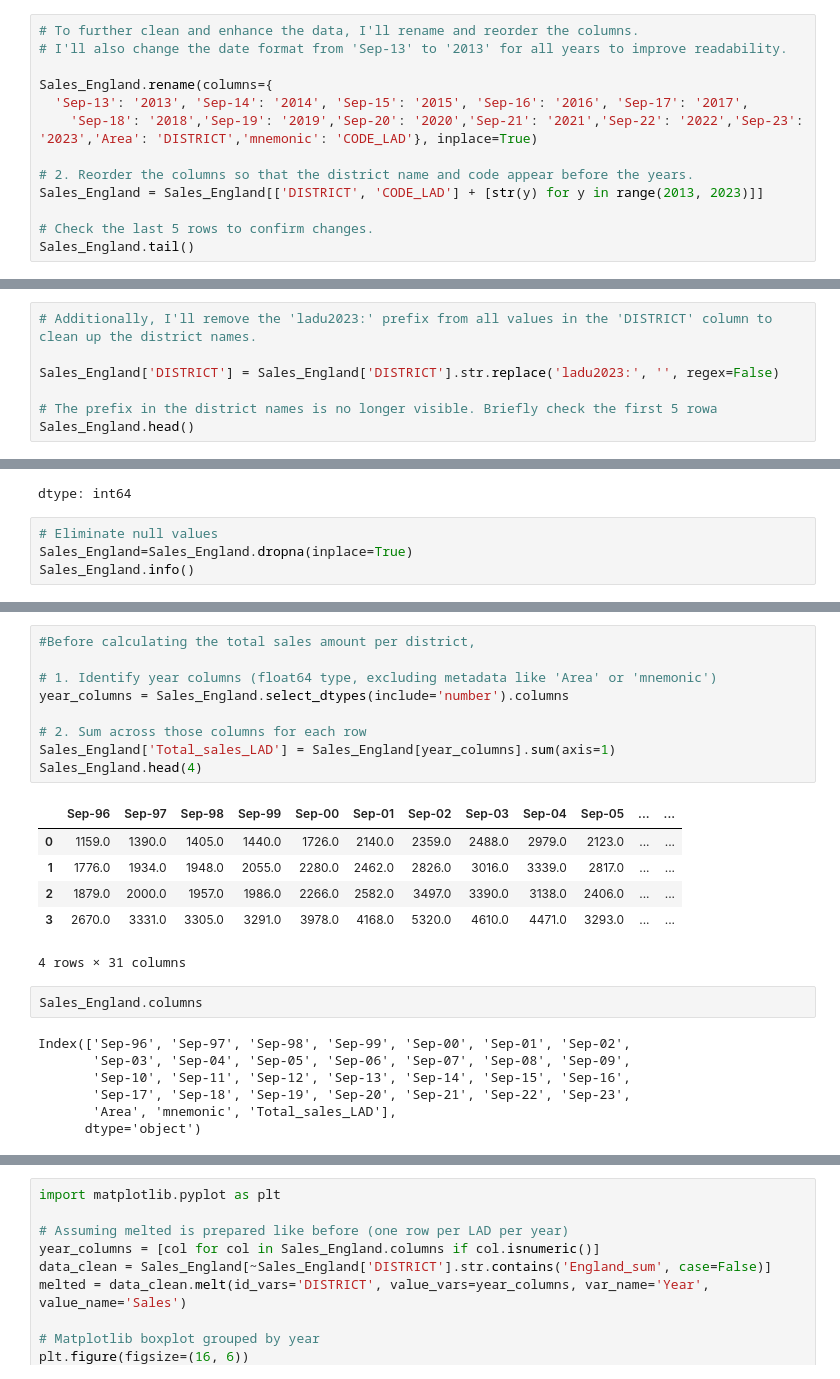
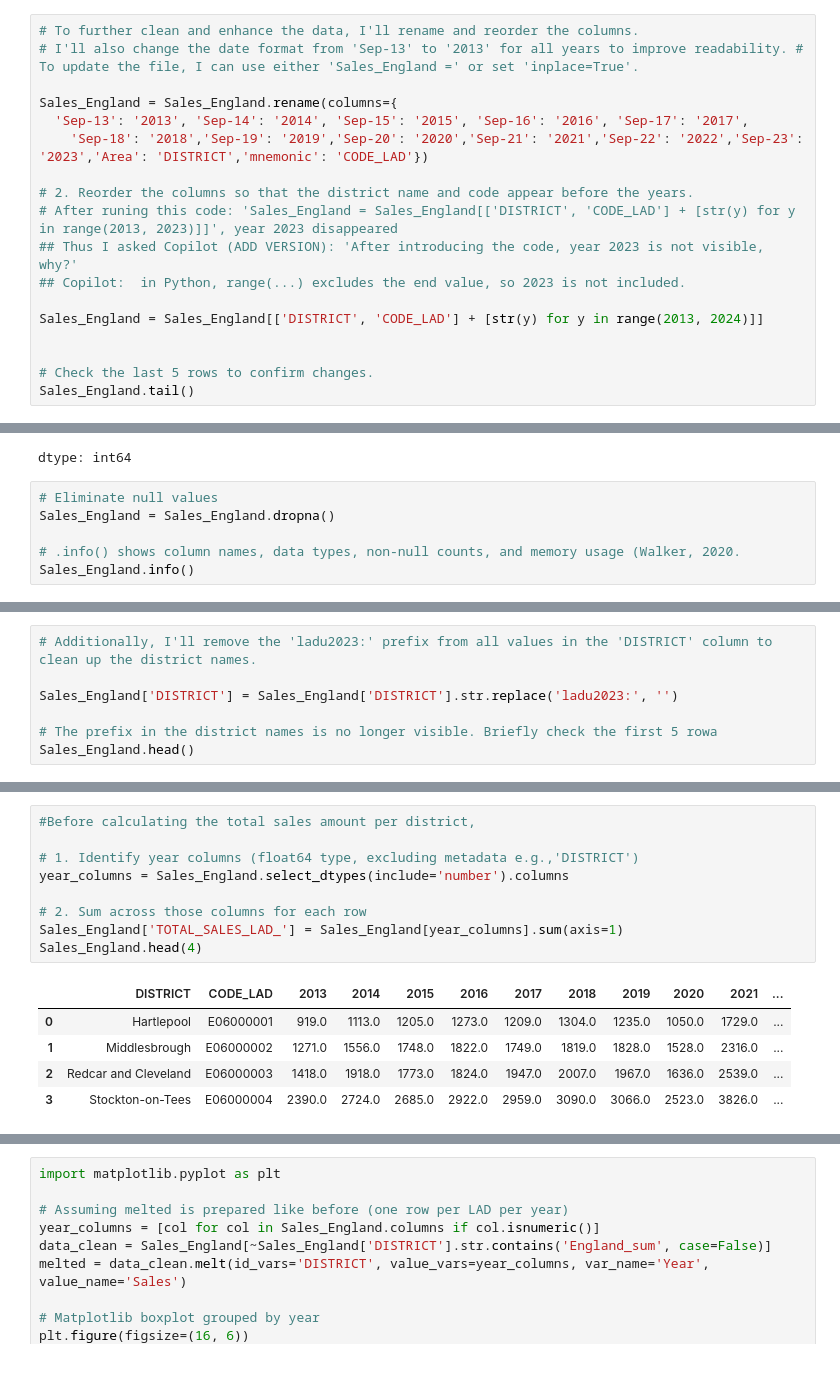
Before and after one commit to ClaudiaTurner/GEOG5990M, a Jupyter notebook: Final_Project_Python_GEOG5990M.ipynb, the cells around one changed output, grey strips where cells are left out. Drawn from its saved outputs; the diff is of its cells as text.

```diff
--- a/Final_Project_Python_GEOG5990M.ipynb
+++ b/Final_Project_Python_GEOG5990M.ipynb
@@ -89,14 +94,19 @@ Sales_England.columns.tolist()  # .tolist() converts the column index into a reg
  'mnemonic']
 # %%
 # To further clean and enhance the data, I'll rename and reorder the columns.
-# I'll also change the date format from 'Sep-13' to '2013' for all years to improve readability.
+# I'll also change the date format from 'Sep-13' to '2013' for all years to improve readability. # To update the file, I can use either 'Sales_England =' or set 'inplace=True'.
 
-Sales_England.rename(columns={
+Sales_England = Sales_England.rename(columns={
   'Sep-13': '2013', 'Sep-14': '2014', 'Sep-15': '2015', 'Sep-16': '2016', 'Sep-17': '2017',
-    'Sep-18': '2018','Sep-19': '2019','Sep-20': '2020','Sep-21': '2021','Sep-22': '2022','Sep-23': '2023','Area': 'DISTRICT','mnemonic': 'CODE_LAD'}, inplace=True)
+    'Sep-18': '2018','Sep-19': '2019','Sep-20': '2020','Sep-21': '2021','Sep-22': '2022','Sep-23': '2023','Area': 'DISTRICT','mnemonic': 'CODE_LAD'})
 
 # 2. Reorder the columns so that the district name and code appear before the years.
-Sales_England = Sales_England[['DISTRICT', 'CODE_LAD'] + [str(y) for y in range(2013, 2023)]]
+# After runing this code: 'Sales_England = Sales_England[['DISTRICT', 'CODE_LAD'] + [str(y) for y in range(2013, 2023)]]', year 2023 disappeared
+## Thus I asked Copilot (ADD VERSION): 'After introducing the code, year 2023 is not visible, why?'
+## Copilot:  in Python, range(...) excludes the end value, so 2023 is not included.
+
+Sales_England = Sales_England[['DISTRICT', 'CODE_LAD'] + [str(y) for y in range(2013, 2024)]]
+
 
 # Check the last 5 rows to confirm changes.
 Sales_England.tail()
@@ -110,7 +119,0 @@ Sales_England.tail()
-# %%
-# Additionally, I'll remove the 'ladu2023:' prefix from all values in the 'DISTRICT' column to clean up the district names.
-
-Sales_England['DISTRICT'] = Sales_England['DISTRICT'].str.replace('ladu2023:', '', regex=False)
-
-# The prefix in the district names is no longer visible. Briefly check the first 5 rowa
-Sales_England.head()
@@ -143,6 +140,8 @@ Sales_England.isnull().sum()
 dtype: int64
 # %%
 # Eliminate null values
-Sales_England=Sales_England.dropna(inplace=True)
+Sales_England = Sales_England.dropna()
+
+# .info() shows column names, data types, non-null counts, and memory usage (Walker, 2020.
 Sales_England.info()
 # %% [output]
@@ -164,0 +182,7 @@ AttributeError: 'NoneType' object has no attribute 'drop'
+# %%
+# Additionally, I'll remove the 'ladu2023:' prefix from all values in the 'DISTRICT' column to clean up the district names.
+
+Sales_England['DISTRICT'] = Sales_England['DISTRICT'].str.replace('ladu2023:', '')
+
+# The prefix in the district names is no longer visible. Briefly check the first 5 rowa
+Sales_England.head()
@@ -165,25 +196,15 @@ AttributeError: 'NoneType' object has no attribute 'drop'
 # %%
 #Before calculating the total sales amount per district,
 
-# 1. Identify year columns (float64 type, excluding metadata like 'Area' or 'mnemonic')
+# 1. Identify year columns (float64 type, excluding metadata e.g.,'DISTRICT')
 year_columns = Sales_England.select_dtypes(include='number').columns
 
 # 2. Sum across those columns for each row
-Sales_England['Total_sales_LAD'] = Sales_England[year_columns].sum(axis=1)
+Sales_England['TOTAL_SALES_LAD_'] = Sales_England[year_columns].sum(axis=1)
 Sales_England.head(4)
 # %% [output]
-|  | Sep-96 | Sep-97 | Sep-98 | Sep-99 | Sep-00 | Sep-01 | Sep-02 | Sep-03 | Sep-04 | Sep-05 | ... | ... |
-| 0 | 1159.0 | 1390.0 | 1405.0 | 1440.0 | 1726.0 | 2140.0 | 2359.0 | 2488.0 | 2979.0 | 2123.0 | ... | ... |
-| 1 | 1776.0 | 1934.0 | 1948.0 | 2055.0 | 2280.0 | 2462.0 | 2826.0 | 3016.0 | 3339.0 | 2817.0 | ... | ... |
-| 2 | 1879.0 | 2000.0 | 1957.0 | 1986.0 | 2266.0 | 2582.0 | 3497.0 | 3390.0 | 3138.0 | 2406.0 | ... | ... |
-| 3 | 2670.0 | 3331.0 | 3305.0 | 3291.0 | 3978.0 | 4168.0 | 5320.0 | 4610.0 | 4471.0 | 3293.0 | ... | ... |
+|  | DISTRICT | CODE_LAD | 2013 | 2014 | 2015 | 2016 | 2017 | 2018 | 2019 | 2020 | 2021 | ... |
+| 0 | Hartlepool | E06000001 | 919.0 | 1113.0 | 1205.0 | 1273.0 | 1209.0 | 1304.0 | 1235.0 | 1050.0 | 1729.0 | ... |
+| 1 | Middlesbrough | E06000002 | 1271.0 | 1556.0 | 1748.0 | 1822.0 | 1749.0 | 1819.0 | 1828.0 | 1528.0 | 2316.0 | ... |
+| 2 | Redcar and Cleveland | E06000003 | 1418.0 | 1918.0 | 1773.0 | 1824.0 | 1947.0 | 2007.0 | 1967.0 | 1636.0 | 2539.0 | ... |
+| 3 | Stockton-on-Tees | E06000004 | 2390.0 | 2724.0 | 2685.0 | 2922.0 | 2959.0 | 3090.0 | 3066.0 | 2523.0 | 3826.0 | ... |
-4 rows × 31 columns
-# %%
-Sales_England.columns
-# %% [output]
-Index(['Sep-96', 'Sep-97', 'Sep-98', 'Sep-99', 'Sep-00', 'Sep-01', 'Sep-02',
-       'Sep-03', 'Sep-04', 'Sep-05', 'Sep-06', 'Sep-07', 'Sep-08', 'Sep-09',
-       'Sep-10', 'Sep-11', 'Sep-12', 'Sep-13', 'Sep-14', 'Sep-15', 'Sep-16',
-       'Sep-17', 'Sep-18', 'Sep-19', 'Sep-20', 'Sep-21', 'Sep-22', 'Sep-23',
-       'Area', 'mnemonic', 'Total_sales_LAD'],
-      dtype='object')
```
Also changed, not shown: parts of 18 cells of this notebook.
